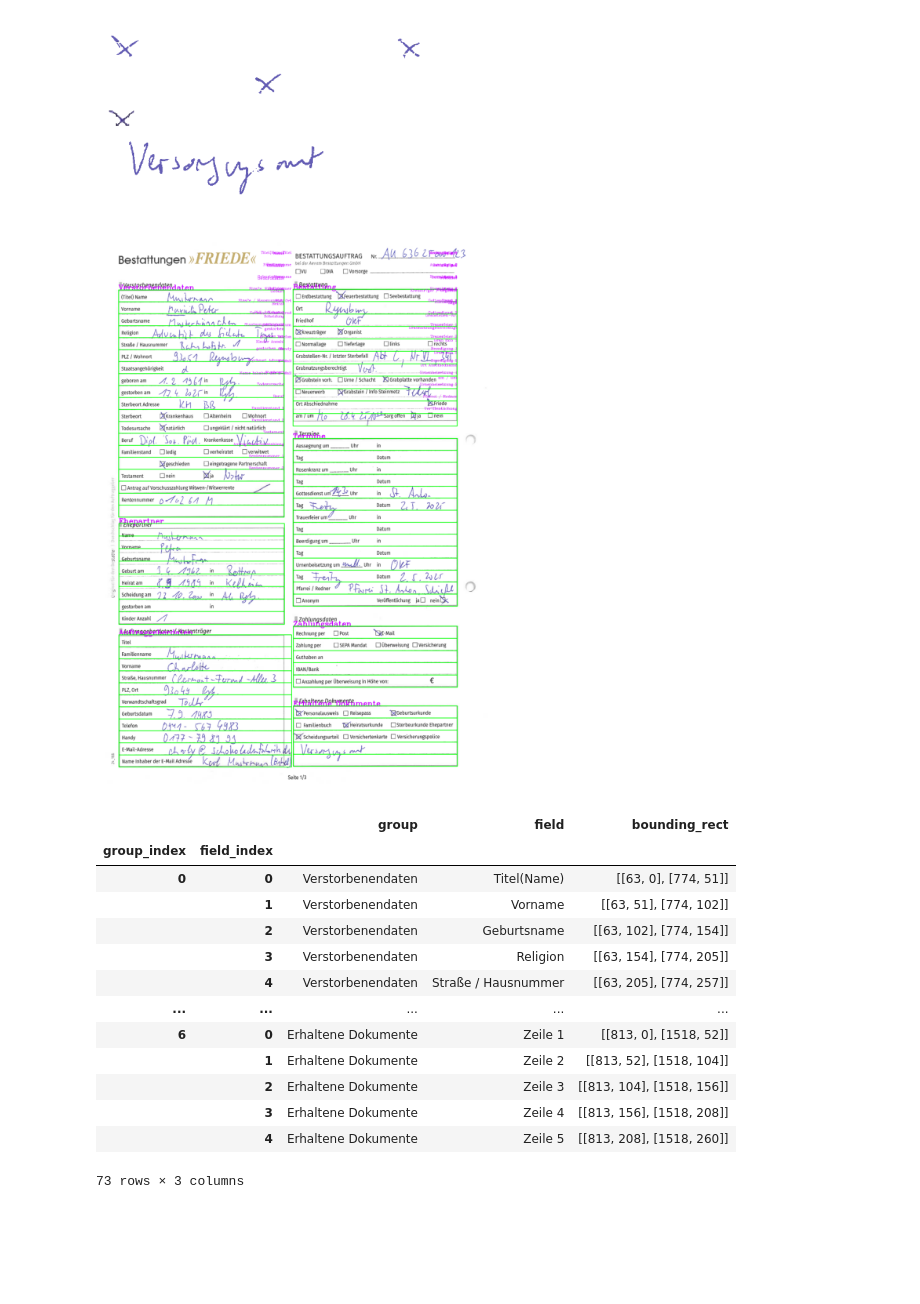
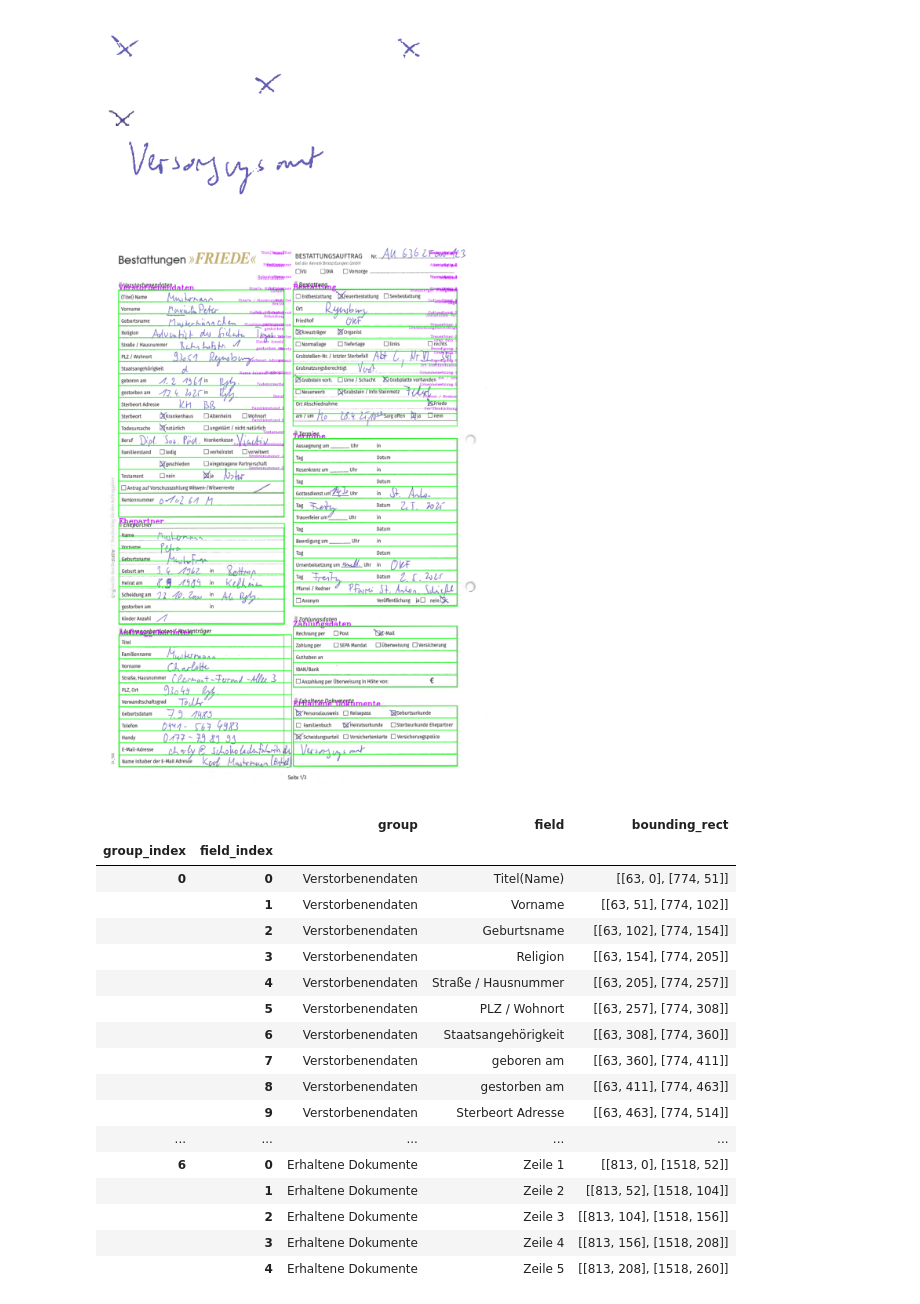
Before and after one commit to patsimm/ss25-mustererkennung-formulardaten, a Jupyter notebook: layout.ipynb, the cells around one changed output. Drawn from its saved outputs; the diff is of its cells as text; code cells hidden in the pictures; blank space fills up the shorter version.

```diff
--- a/layout.ipynb
+++ b/layout.ipynb
@@ -355,42 +357,44 @@ for _, row in groups.iterrows():
 
     [point1, point2] = row["bounding_rect"]
     point1_copy = point1.copy()
     point2_copy = point2.copy()
     point1_copy[1] += y
     point2_copy[1] += y
 
     cv2.rectangle(
         img_fields,
         point1_copy,
         point2_copy,
         (0, 255, 0),
         2)
     font = cv2.FONT_HERSHEY_COMPLEX
     font_size = 0.5
     font_thickness = 1
     ([text_width, _], text_height) = cv2.getTextSize(field_name, font, font_size, font_thickness)
     cv2.putText(img_fields, field_name, np.array([point2[0] - text_width, point2[1] - text_height]).astype(np.int32), font, font_size, (255, 0, 200), font_thickness)
 
 show(img_fields)
-
-cv2.imwrite("img_fields.jpg", img_fields)
 groups
 # %% [output]
 [figure]
 |  |  | group | field | bounding_rect |
 | group_index | field_index |  |  |  |
 | 0 | 0 | Verstorbenendaten | Titel(Name) | [[63, 0], [774, 51]] |
 |  | 1 | Verstorbenendaten | Vorname | [[63, 51], [774, 102]] |
 |  | 2 | Verstorbenendaten | Geburtsname | [[63, 102], [774, 154]] |
 |  | 3 | Verstorbenendaten | Religion | [[63, 154], [774, 205]] |
 |  | 4 | Verstorbenendaten | Straße / Hausnummer | [[63, 205], [774, 257]] |
+|  | 5 | Verstorbenendaten | PLZ / Wohnort | [[63, 257], [774, 308]] |
+|  | 6 | Verstorbenendaten | Staatsangehörigkeit | [[63, 308], [774, 360]] |
+|  | 7 | Verstorbenendaten | geboren am | [[63, 360], [774, 411]] |
+|  | 8 | Verstorbenendaten | gestorben am | [[63, 411], [774, 463]] |
+|  | 9 | Verstorbenendaten | Sterbeort Adresse | [[63, 463], [774, 514]] |
 | ... | ... | ... | ... | ... |
 | 6 | 0 | Erhaltene Dokumente | Zeile 1 | [[813, 0], [1518, 52]] |
 |  | 1 | Erhaltene Dokumente | Zeile 2 | [[813, 52], [1518, 104]] |
 |  | 2 | Erhaltene Dokumente | Zeile 3 | [[813, 104], [1518, 156]] |
 |  | 3 | Erhaltene Dokumente | Zeile 4 | [[813, 156], [1518, 208]] |
 |  | 4 | Erhaltene Dokumente | Zeile 5 | [[813, 208], [1518, 260]] |
-73 rows × 3 columns
 # %%
 from src.utils import detect_boxes
 
```
Also changed, not shown: parts of 9 cells of this notebook, 16 other files.
